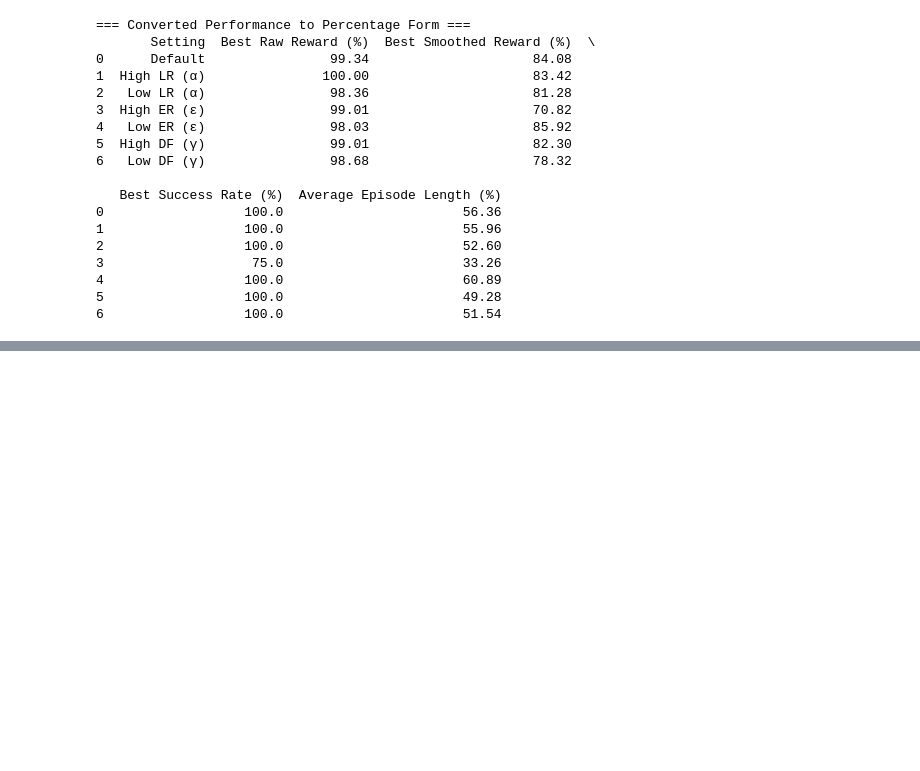
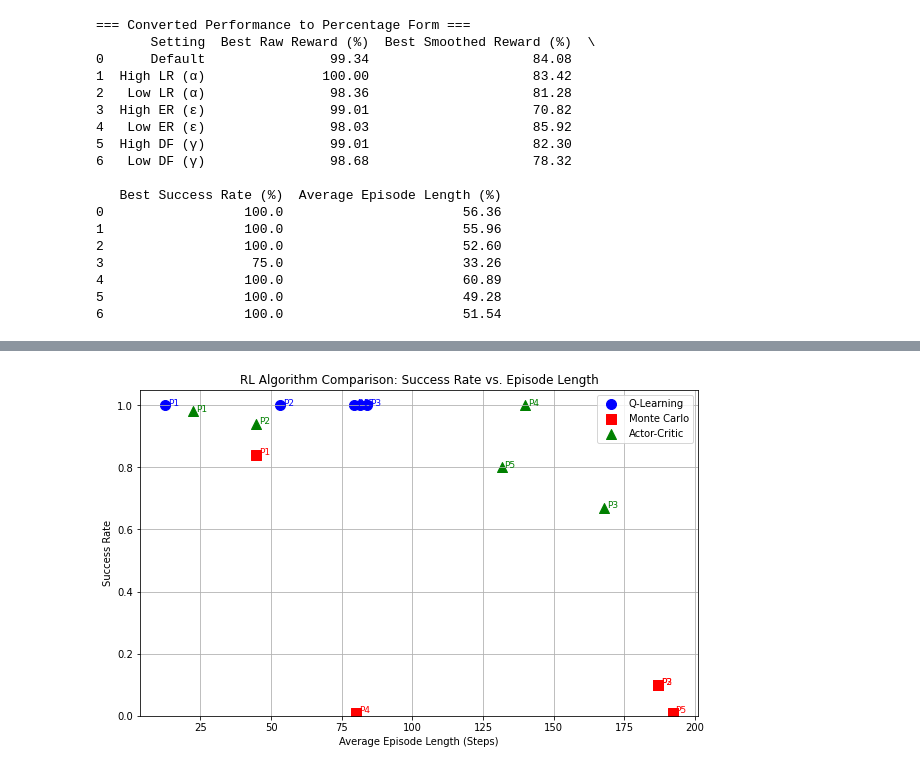
Before and after one commit to frnchskolymps/RL_PROJECT, a Jupyter notebook: LOCK_KEY/lockNkeyTest.ipynb, the cells around one changed output, grey strips where cells are left out. Saved outputs shown, nothing was run; the diff lists cells and outputs as text; code cells hidden in the pictures; blank space fills up the shorter version.

```diff
--- a/LOCK_KEY/lockNkeyTest.ipynb
+++ b/LOCK_KEY/lockNkeyTest.ipynb
@@ -1336,0 +1345,41 @@ print(percent_df.round(2))
+# %%
+import matplotlib.pyplot as plt
+
+# Data: Success rate and Average Episode Length per phase per algorithm
+# Order: Phase 1–5
+
+# Q-Learning
+ql_success = [1.00, 1.00, 1.00, 1.00, 1.00]  # Best success per phase
+ql_steps   = [12.63, 53.17, 83.96, 79.43, 81.46]  # Corresponding episode length
+
+# Monte Carlo
+mc_success = [0.84, 0.10, 0.10, 0.01, 0.01]
+mc_steps   = [44.63, 186.88, 186.88, 80.20, 192.10]
+
+# Actor-Critic
+ac_success = [0.98, 0.94, 0.67, 1.00, 0.80]
+ac_steps   = [22.33, 44.66, 167.79, 139.77, 131.55]
+
+# Create plot
+plt.figure(figsize=(10,6))
+
+# Plot each algorithm
+plt.scatter(ql_steps, ql_success, color='blue', s=100, label='Q-Learning', marker='o')
+plt.scatter(mc_steps, mc_success, color='red', s=100, label='Monte Carlo', marker='s')
+plt.scatter(ac_steps, ac_success, color='green', s=100, label='Actor-Critic', marker='^')
+
+# Annotate points with phases
+for i, phase in enumerate(range(1,6)):
+    plt.text(ql_steps[i]+1, ql_success[i], f'P{phase}', color='blue', fontsize=9)
+    plt.text(mc_steps[i]+1, mc_success[i], f'P{phase}', color='red', fontsize=9)
+    plt.text(ac_steps[i]+1, ac_success[i], f'P{phase}', color='green', fontsize=9)
+
+plt.title('RL Algorithm Comparison: Success Rate vs. Episode Length')
+plt.xlabel('Average Episode Length (Steps)')
+plt.ylabel('Success Rate')
+plt.ylim(0, 1.05)
+plt.grid(True)
+plt.legend()
+plt.show()
+# %% [output]
+[figure, added]
```
Also changed, not shown: parts of 4 cells of this notebook, 1 other file.
